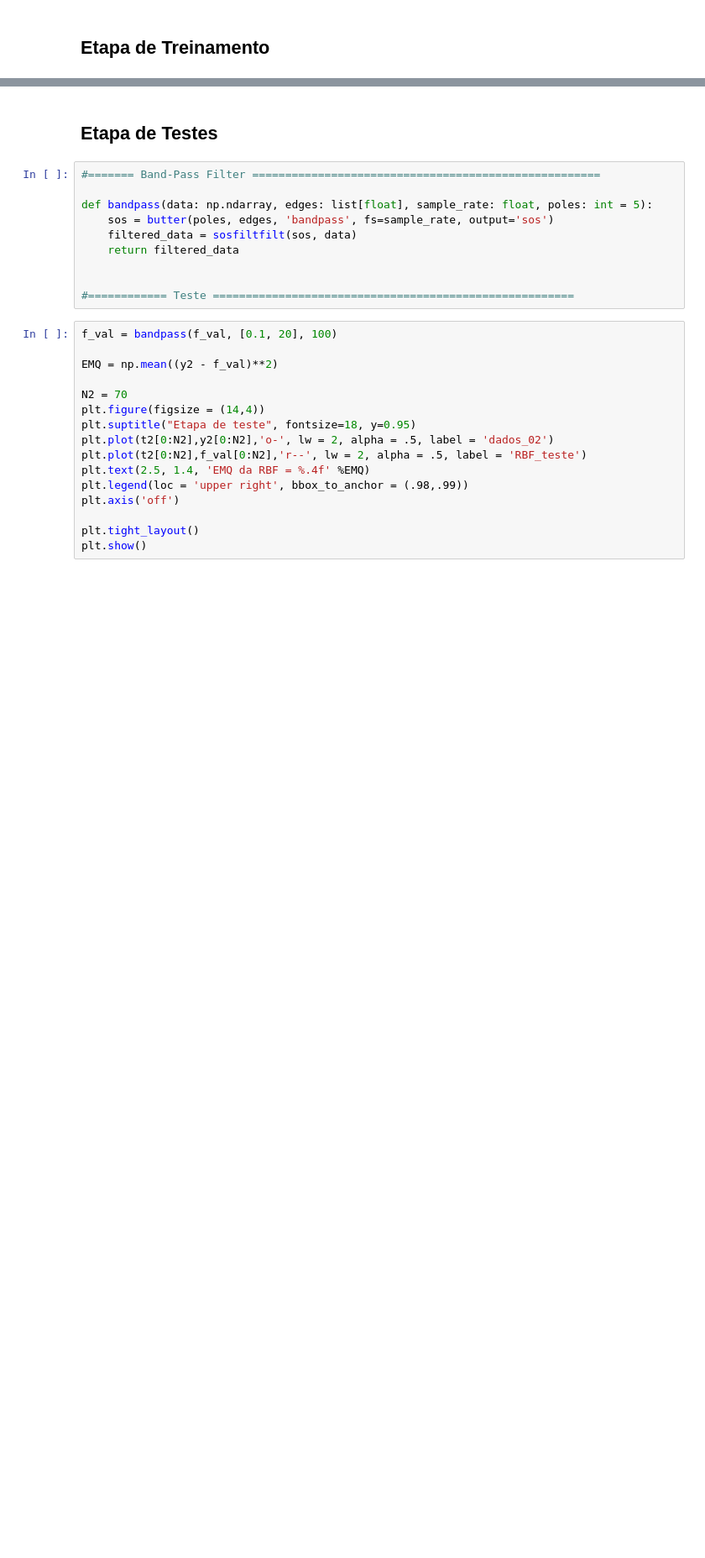
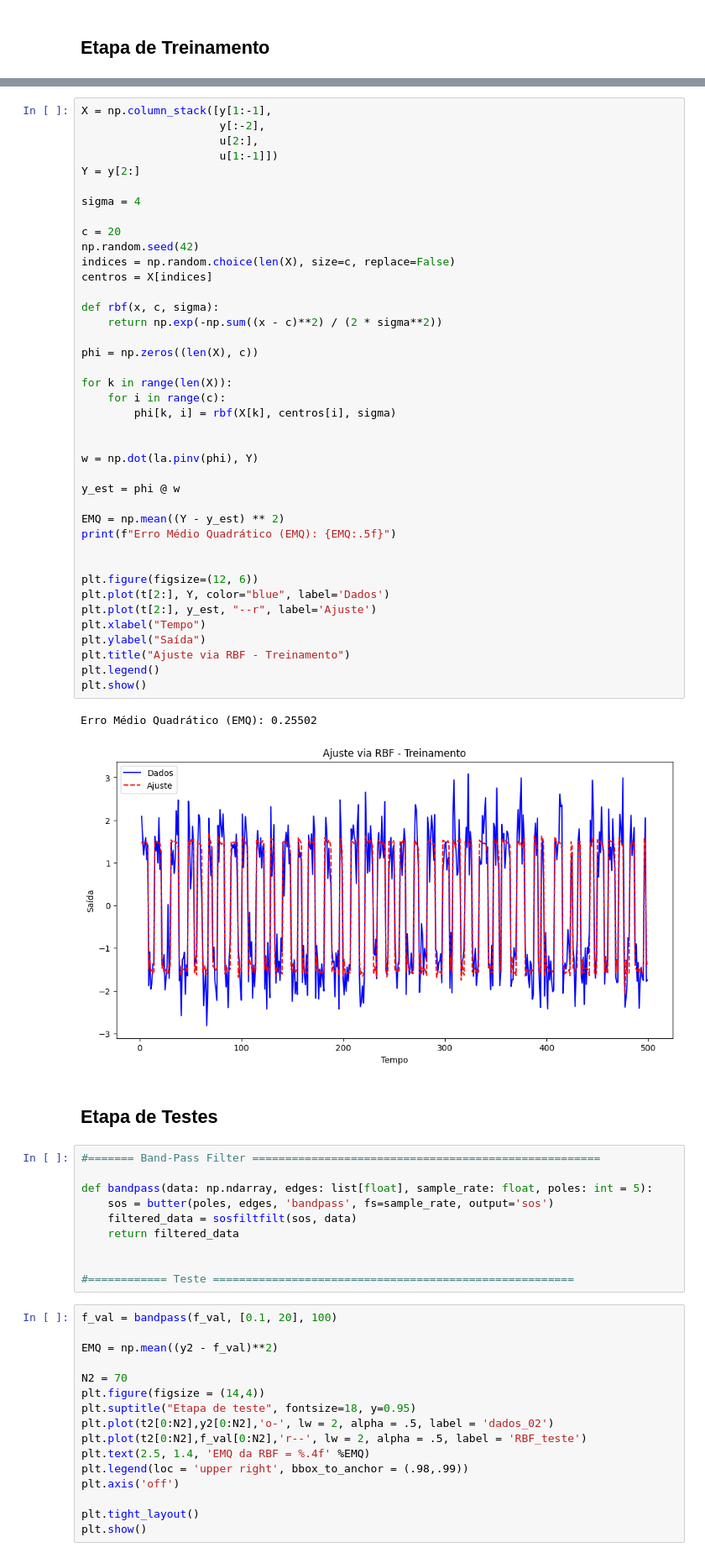
Before and after one commit to DanielMedeiros1/Projeto_MMQ_RBF_CN, a Jupyter notebook: Projeto_U2.ipynb, the cells around one changed output, grey strips where cells are left out. Shown: that part at 84% size. Saved outputs shown, nothing was run; the diff lists cells and outputs as text; blank space fills up the shorter version.

```diff
--- a/Projeto_U2.ipynb
+++ b/Projeto_U2.ipynb
@@ -48,6 +51,49 @@ plt.text(2.5, 2.7, 'EMQ = %.4f' %EMQ)
 #plt.text(2.5, 2, 'STD = %.4f' %STD)
 plt.axis('off')
 plt.show()
+# %%
+X = np.column_stack([y[1:-1],
+                     y[:-2],
+                     u[2:],
+                     u[1:-1]])
+Y = y[2:]
+
+sigma = 4
+
+c = 20
+np.random.seed(42)
+indices = np.random.choice(len(X), size=c, replace=False)
+centros = X[indices]
+
+def rbf(x, c, sigma):
+    return np.exp(-np.sum((x - c)**2) / (2 * sigma**2))
+
+phi = np.zeros((len(X), c))
+
+for k in range(len(X)):
+    for i in range(c):
+        phi[k, i] = rbf(X[k], centros[i], sigma)
+
+
+w = np.dot(la.pinv(phi), Y)
+
+y_est = phi @ w
+
+EMQ = np.mean((Y - y_est) ** 2)
+print(f"Erro Médio Quadrático (EMQ): {EMQ:.5f}")
+
+
+plt.figure(figsize=(12, 6))
+plt.plot(t[2:], Y, color="blue", label='Dados')
+plt.plot(t[2:], y_est, "--r", label='Ajuste')
+plt.xlabel("Tempo")
+plt.ylabel("Saída")
+plt.title("Ajuste via RBF - Treinamento")
+plt.legend()
+plt.show()
+# %% [output]
+Erro Médio Quadrático (EMQ): 0.25502
+[figure, added]
 # %% [markdown]
 ## Etapa de Testes
 # %%
```
Also changed, not shown: parts of 3 cells of this notebook.
